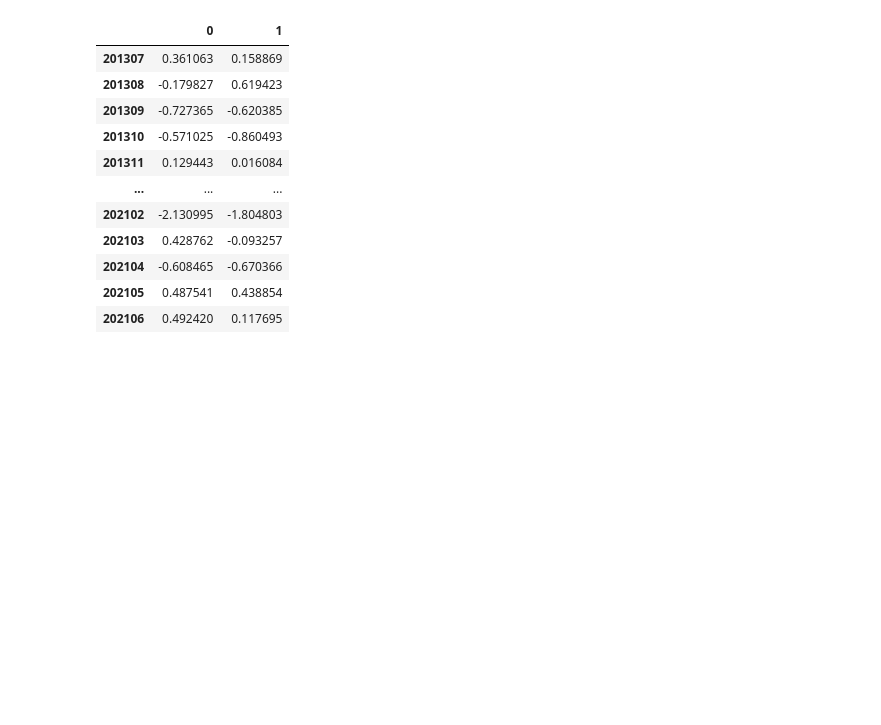
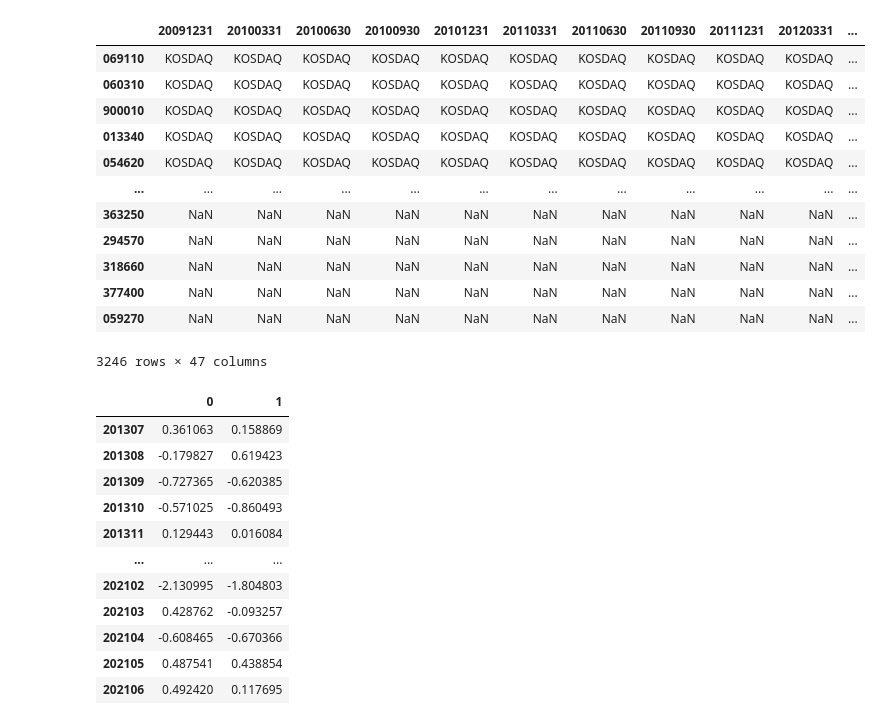
Before and after one commit to Eternity402/Factor_Investing, a Jupyter notebook: Sirius_API.ipynb, the cells around one changed output. Cells and saved outputs as stored; diff of their text form; code cells hidden in the pictures; blank space fills up the shorter version.

```diff
--- a/Sirius_API.ipynb
+++ b/Sirius_API.ipynb
@@ -419,3 +471,19 @@ def get_factor_on_date_by_mask(mask, term = 'd', winsorize_limits = 0.01, weight
+# %%
+get_market_category(asset)
+# %% [output]
+|  | 20091231 | 20100331 | 20100630 | 20100930 | 20101231 | 20110331 | 20110630 | 20110930 | 20111231 | 20120331 | ... |
+| 069110 | KOSDAQ | KOSDAQ | KOSDAQ | KOSDAQ | KOSDAQ | KOSDAQ | KOSDAQ | KOSDAQ | KOSDAQ | KOSDAQ | ... |
+| 060310 | KOSDAQ | KOSDAQ | KOSDAQ | KOSDAQ | KOSDAQ | KOSDAQ | KOSDAQ | KOSDAQ | KOSDAQ | KOSDAQ | ... |
+| 900010 | KOSDAQ | KOSDAQ | KOSDAQ | KOSDAQ | KOSDAQ | KOSDAQ | KOSDAQ | KOSDAQ | KOSDAQ | KOSDAQ | ... |
+| 013340 | KOSDAQ | KOSDAQ | KOSDAQ | KOSDAQ | KOSDAQ | KOSDAQ | KOSDAQ | KOSDAQ | KOSDAQ | KOSDAQ | ... |
+| 054620 | KOSDAQ | KOSDAQ | KOSDAQ | KOSDAQ | KOSDAQ | KOSDAQ | KOSDAQ | KOSDAQ | KOSDAQ | KOSDAQ | ... |
+| ... | ... | ... | ... | ... | ... | ... | ... | ... | ... | ... | ... |
+| 363250 | NaN | NaN | NaN | NaN | NaN | NaN | NaN | NaN | NaN | NaN | ... |
+| 294570 | NaN | NaN | NaN | NaN | NaN | NaN | NaN | NaN | NaN | NaN | ... |
+| 318660 | NaN | NaN | NaN | NaN | NaN | NaN | NaN | NaN | NaN | NaN | ... |
+| 377400 | NaN | NaN | NaN | NaN | NaN | NaN | NaN | NaN | NaN | NaN | ... |
+| 059270 | NaN | NaN | NaN | NaN | NaN | NaN | NaN | NaN | NaN | NaN | ... |
+3246 rows × 47 columns
 # %%
 get_factor_on_date_by_mask(SMB_mask, 'm', weight = 'VW')
 # %% [output]
```
Also changed, not shown: parts of 12 cells of this notebook.
